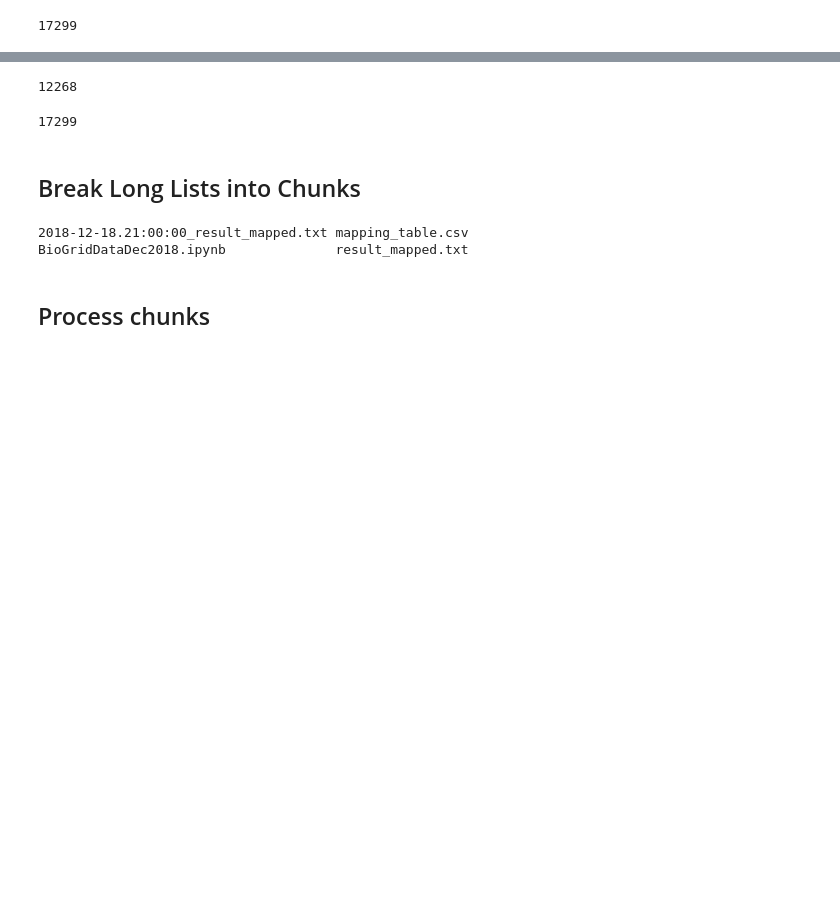
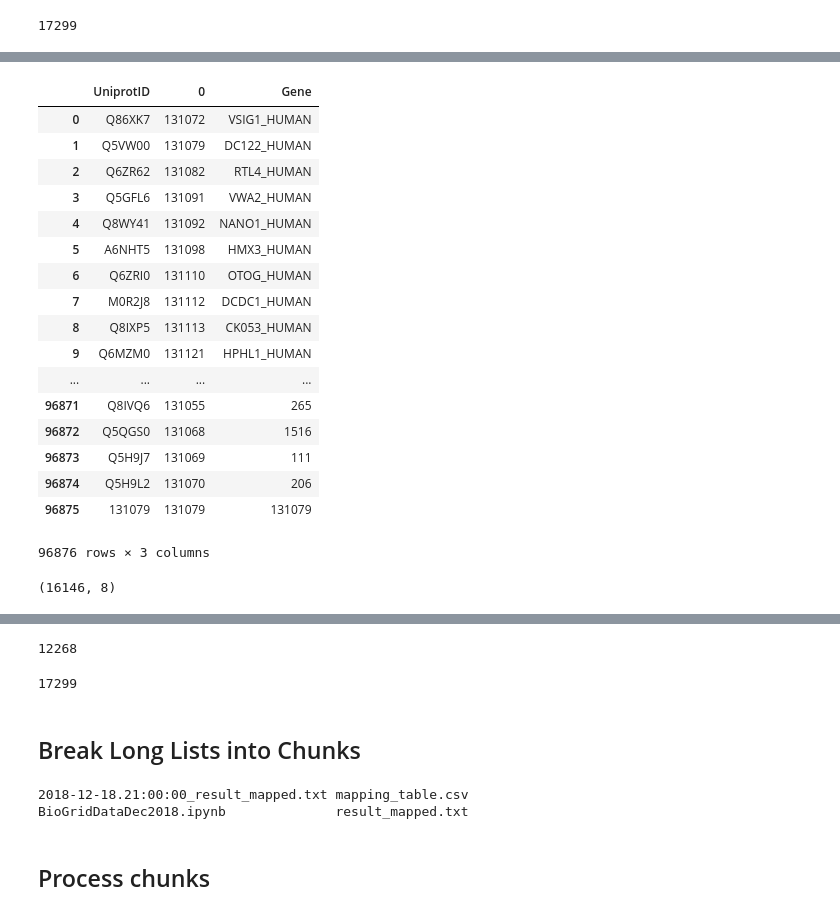
Before and after one commit to kenbabu/BioGrid, a Jupyter notebook: BioGridDataDec2018.ipynb, the cells around one changed output, grey strips where cells are left out. Saved outputs shown, nothing was run; the diff lists cells and outputs as text; code cells hidden in the pictures; blank space fills up the shorter version.

Commit message:
Mapped BioGRID ids to Uniprot IDs

```diff
--- a/BioGridDataDec2018.ipynb
+++ b/BioGridDataDec2018.ipynb
@@ -163,0 +175,4 @@ len(lsfull)
+# %%
+mappedfile = os.path.join(os.path.curdir, "biogrid_to_uniprot.tab.gz")
+# %%
+dfmap = pd.read_csv(mappedfile, compression='gzip', sep='\t')
@@ -163,0 +185,3 @@ len(lsfull)
+# %%
+dfmap.rename(columns={'yourlist:M20190627E5A08BB0B2D1C45B0C7BC3B55FD265562430386':'BiogridID',
+                     'Entry':"UniprotID"}, inplace=True)
@@ -163,0 +206,29 @@ len(lsfull)
+# %%
+dfmap.BiogridID.apply(pd.Series).\
+    merge(dfmap, right_index = True, left_index = True).\
+    drop(['BiogridID'], axis=1).\
+    melt(id_vars = ['UniprotID', 0], value_name = 'Gene').\
+    drop('variable', axis=1)
+# %% [output]
+|  | UniprotID | 0 | Gene |
+| 0 | Q86XK7 | 131072 | VSIG1_HUMAN |
+| 1 | Q5VW00 | 131079 | DC122_HUMAN |
+| 2 | Q6ZR62 | 131082 | RTL4_HUMAN |
+| 3 | Q5GFL6 | 131091 | VWA2_HUMAN |
+| 4 | Q8WY41 | 131092 | NANO1_HUMAN |
+| 5 | A6NHT5 | 131098 | HMX3_HUMAN |
+| 6 | Q6ZRI0 | 131110 | OTOG_HUMAN |
+| 7 | M0R2J8 | 131112 | DCDC1_HUMAN |
+| 8 | Q8IXP5 | 131113 | CK053_HUMAN |
+| 9 | Q6MZM0 | 131121 | HPHL1_HUMAN |
+| ... | ... | ... | ... |
+| 96871 | Q8IVQ6 | 131055 | 265 |
+| 96872 | Q5QGS0 | 131068 | 1516 |
+| 96873 | Q5H9J7 | 131069 | 111 |
+| 96874 | Q5H9L2 | 131070 | 206 |
+| 96875 | 131079 | 131079 | 131079 |
+96876 rows × 3 columns
+# %%
+dfmap.shape
+# %% [output]
+(16146, 8)
```
Also changed, not shown: parts of 30 cells of this notebook, 2 other files.
